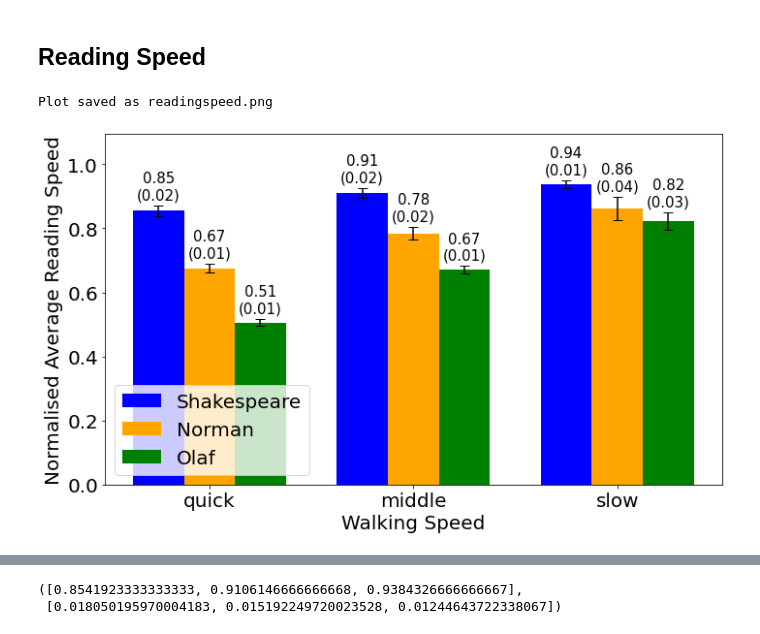
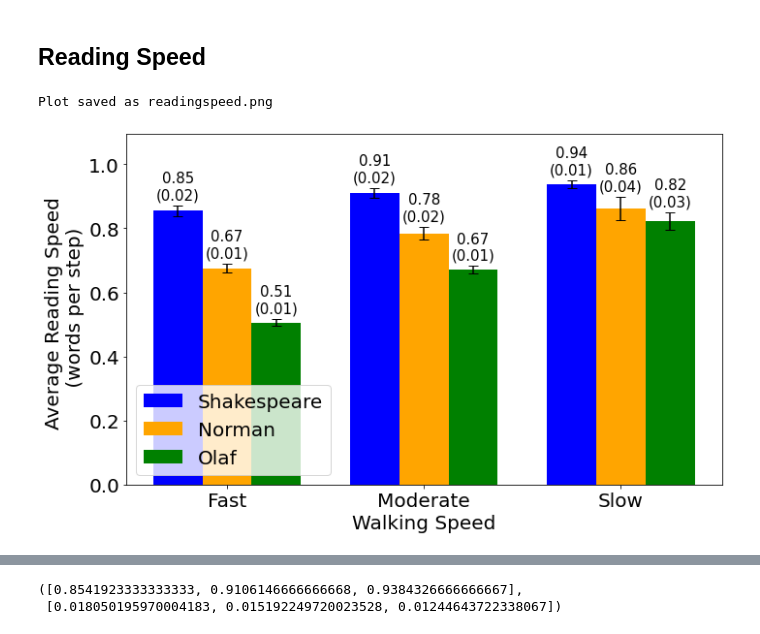
Before and after one commit to BaiYunpeng1949/heads-up-multitasker, a Jupyter notebook: hrl/envs/supervisory_control/results/Figure Drawer Supervisory Control Simulation Results.ipynb, the cells around one changed output, grey strips where cells are left out. Saved outputs shown, nothing was run; the diff lists cells and outputs as text; code cells hidden in the pictures.

Commit message:
0905-hrl-supervisory control-output normal and regulated data report results.

```diff
--- a/hrl/envs/supervisory_control/results/Figure Drawer Supervisory Control Simulation Results.ipynb
+++ b/hrl/envs/supervisory_control/results/Figure Drawer Supervisory Control Simulation Results.ipynb
@@ -102,7 +102,7 @@ data_a = extract_data_for_agent(df_a, 'num_attention_switches', event_levels)
 data_b = extract_data_for_agent(df_b, 'num_attention_switches', event_levels)
 data_c = extract_data_for_agent(df_c, 'num_attention_switches', event_levels)
 
-x_labels = ["quick", "middle", "slow"]
+x_labels = ["Fast", "Moderate", "Slow"]
 x = np.arange(len(x_labels))
 
 def calculate_mean_and_sem(data):
@@ -249,7 +296,7 @@ data_a = extract_data_for_agent(df_a, 'reading_speed', event_levels)
 data_b = extract_data_for_agent(df_b, 'reading_speed', event_levels)
 data_c = extract_data_for_agent(df_c, 'reading_speed', event_levels)
 
-x_labels = ["quick", "middle", "slow"]
+x_labels = ["Fast", "Moderate", "Slow"]
 x = np.arange(len(x_labels))
 
 def calculate_mean_and_sem(data):
@@ -281,32 +328,32 @@ def annotate_bars(ax, rects, means, sems):
 
 rects_a = ax.bar(x - bar_width, means_a, yerr=sem_a, color=colors[0], width=bar_width, label='Shakespeare', capsize=5)
 rects_b = ax.bar(x, means_b, yerr=sem_b, color=colors[1], width=bar_width, label='Norman', capsize=5)
 rects_c = ax.bar(x + bar_width, means_c, yerr=sem_c, color=colors[2], width=bar_width, label='Olaf', capsize=5)
 
 annotate_bars(ax, rects_a, means_a, sem_a)
 annotate_bars(ax, rects_b, means_b, sem_b)
 annotate_bars(ax, rects_c, means_c, sem_c)
 
 # Adjust y-axis limits
 all_means = means_a + means_b + means_c
 all_sems = sem_a + sem_b + sem_c
 adjust_ylim(ax, all_means, all_sems)
 
 ax.set_xlabel("Walking Speed", fontsize=20)
-ax.set_ylabel("Normalised Average Reading Speed", fontsize=20)
+ax.set_ylabel("Average Reading Speed \n (words per step)", fontsize=20)
 ax.set_xticks(x)
 ax.set_xticklabels(x_labels, fontsize=20)
 ax.tick_params(axis='y', labelsize=20)  # Adjust the fontsize as desired for y-axis
 ax.legend(fontsize=20)
 
 plt.tight_layout()
 
 # Save the plot to a local file
 output_filename = 'readingspeed.png'
 plt.savefig(output_filename, dpi=300, bbox_inches='tight')
 print(f'Plot saved as {output_filename}')
 
 plt.show()
 # %% [output]
 Plot saved as readingspeed.png
-[figure, old version]
+[figure, new version]
```
Also changed, not shown: parts of 6 cells of this notebook, 6 other files.
